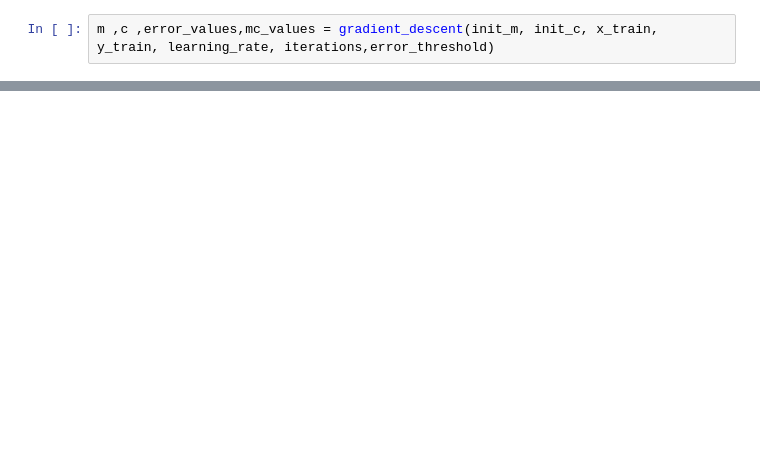
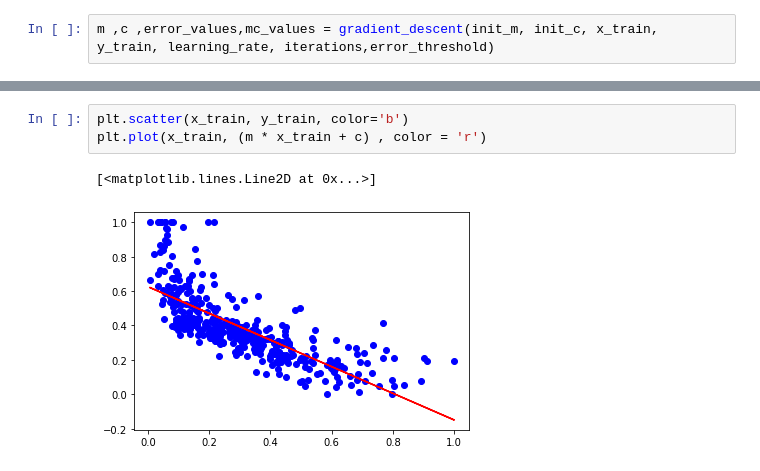
Before and after one commit to suyash-jamdade/MachineLearning, a Jupyter notebook: boston_house_price.ipynb, the cells around one changed output, grey strips where cells are left out. Cells and saved outputs as stored; diff of their text form; blank space fills up the shorter version.

```diff
--- a/boston_house_price.ipynb
+++ b/boston_house_price.ipynb
@@ -198,0 +224,6 @@ Text(0.5, 0, 'Iterations')
+# %%
+plt.scatter(x_train, y_train, color='b')
+plt.plot(x_train, (m * x_train + c) , color = 'r')
+# %% [output]
+[<matplotlib.lines.Line2D at 0x...>]
+[figure, added]
```
Also changed, not shown: parts of 13 cells of this notebook.
